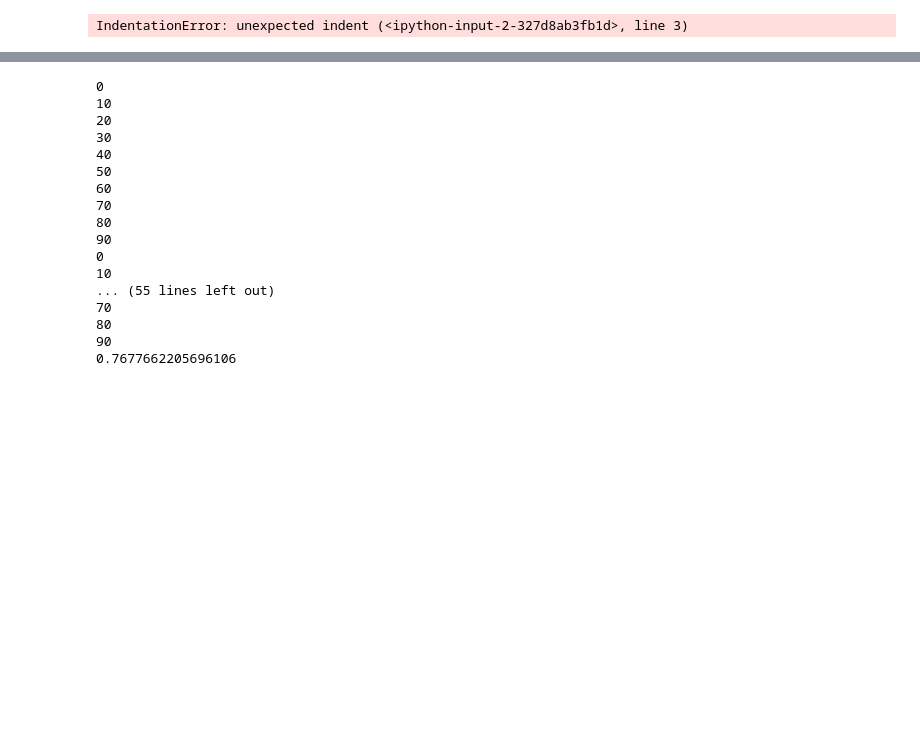
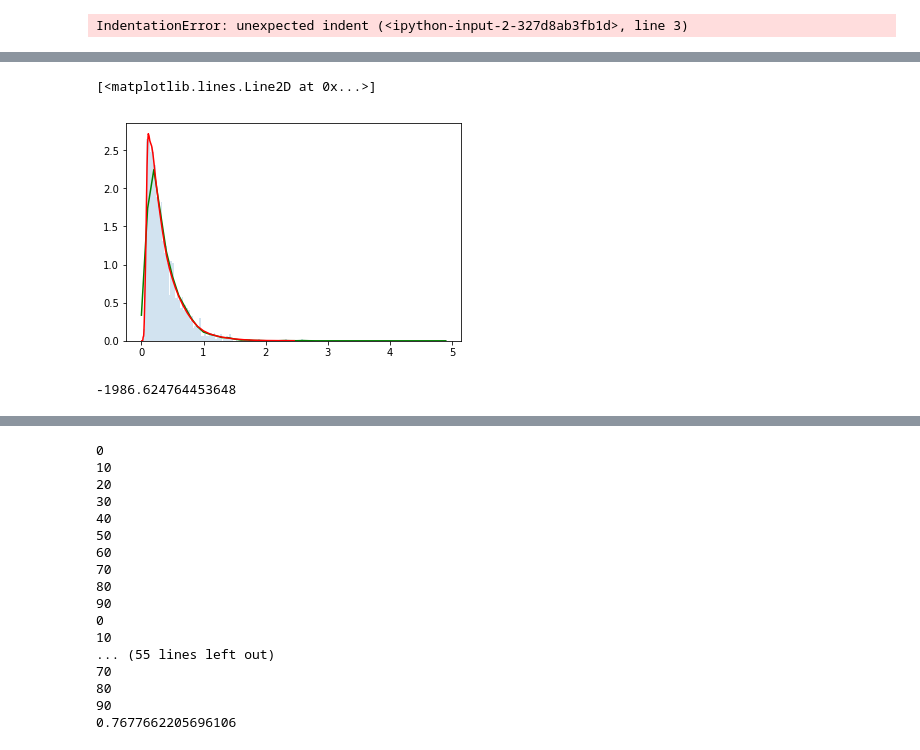
Before and after one commit to AlexanderFengler/nn_likelihoods, a Jupyter notebook: test_simulators.ipynb, the cells around one changed output, grey strips where cells are left out. Drawn from its saved outputs; the diff is of its cells as text; code cells hidden in the pictures; blank space fills up the shorter version.

```diff
--- a/test_simulators.ipynb
+++ b/test_simulators.ipynb
@@ -128,0 +121,13 @@ array([[1.6999996],
+# %%
+plt.hist(out[0][out[1] == -1], bins = 100, density = True, alpha = 0.2)
+plt.plot(np.arange(0, 5, 0.1), my_kde_2.pdf(np.arange(0, 5, 0.1)), color = 'green')
+
+y = np.exp(np.arange(-5, 1, 0.1))
+plt.plot(y, (1 / y) * my_kde.pdf(np.arange(-5, 1, 0.1)), color = 'red')
+# %% [output]
+[<matplotlib.lines.Line2D at 0x...>]
+[figure, added]
+# %%
+np.sum(my_kde.logpdf(np.log(out[0][out[1] == -1])))
+# %% [output]
+-1986.624764453648
```
Also changed, not shown: parts of 28 cells of this notebook, 3 other files.
